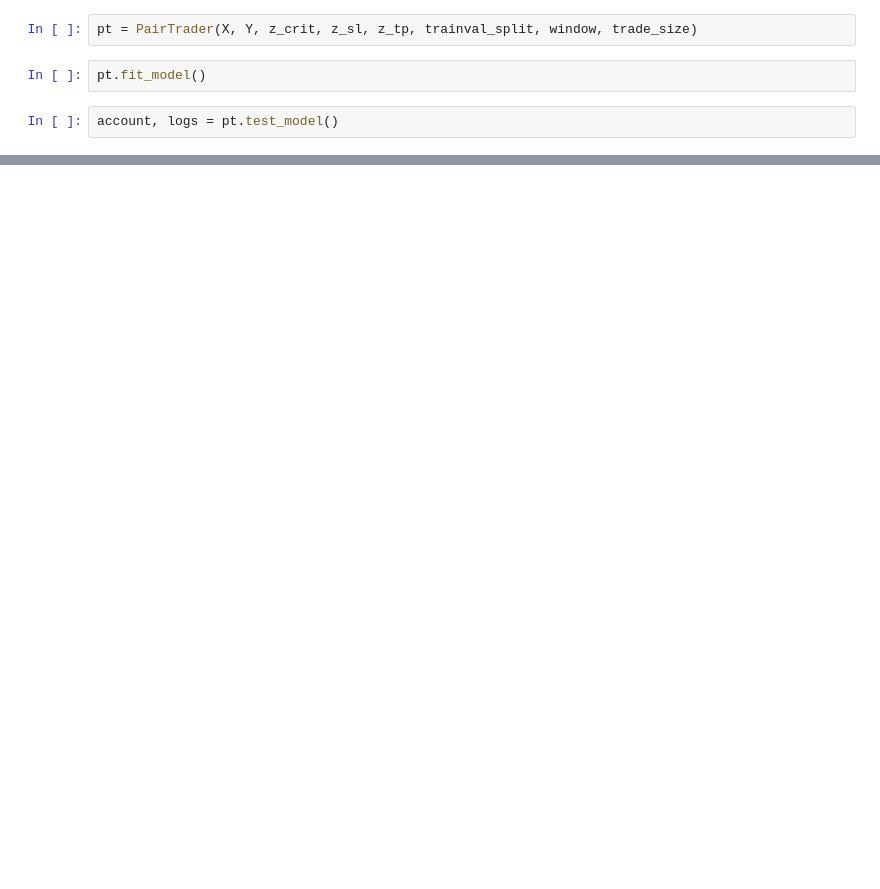
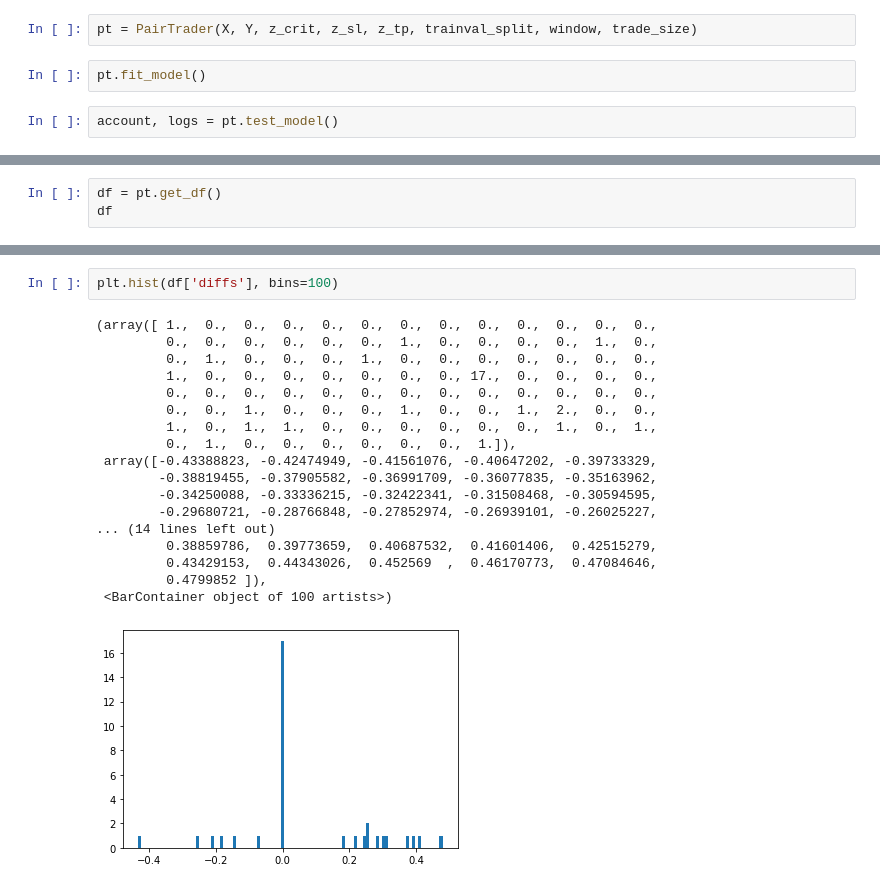
Before and after one commit to ltbd78/pairtrader, a Jupyter notebook: 3. Example.ipynb, the cells around one changed output, grey strips where cells are left out. Saved outputs shown, nothing was run; the diff lists cells and outputs as text; blank space fills up the shorter version.

```diff
--- a/3. Example.ipynb
+++ b/3. Example.ipynb
@@ -91,0 +67,3 @@ z_plot = pt.plot('z', zoom=True)
+# %%
+df = pt.get_df()
+df
@@ -91,0 +88,21 @@ z_plot = pt.plot('z', zoom=True)
+# %%
+plt.hist(df['diffs'], bins=100)
+# %% [output]
+(array([ 1.,  0.,  0.,  0.,  0.,  0.,  0.,  0.,  0.,  0.,  0.,  0.,  0.,
+         0.,  0.,  0.,  0.,  0.,  0.,  1.,  0.,  0.,  0.,  0.,  1.,  0.,
+         0.,  1.,  0.,  0.,  0.,  1.,  0.,  0.,  0.,  0.,  0.,  0.,  0.,
+         1.,  0.,  0.,  0.,  0.,  0.,  0.,  0., 17.,  0.,  0.,  0.,  0.,
+         0.,  0.,  0.,  0.,  0.,  0.,  0.,  0.,  0.,  0.,  0.,  0.,  0.,
+         0.,  0.,  1.,  0.,  0.,  0.,  1.,  0.,  0.,  1.,  2.,  0.,  0.,
+         1.,  0.,  1.,  1.,  0.,  0.,  0.,  0.,  0.,  0.,  1.,  0.,  1.,
+         0.,  1.,  0.,  0.,  0.,  0.,  0.,  0.,  1.]),
+ array([-0.43388823, -0.42474949, -0.41561076, -0.40647202, -0.39733329,
+        -0.38819455, -0.37905582, -0.36991709, -0.36077835, -0.35163962,
+        -0.34250088, -0.33336215, -0.32422341, -0.31508468, -0.30594595,
+        -0.29680721, -0.28766848, -0.27852974, -0.26939101, -0.26025227,
+... (14 lines left out)
+         0.38859786,  0.39773659,  0.40687532,  0.41601406,  0.42515279,
+         0.43429153,  0.44343026,  0.452569  ,  0.46170773,  0.47084646,
+         0.4799852 ]),
+ <BarContainer object of 100 artists>)
+[figure, added]
```
Also changed, not shown: parts of 8 cells of this notebook, 1 other file.
